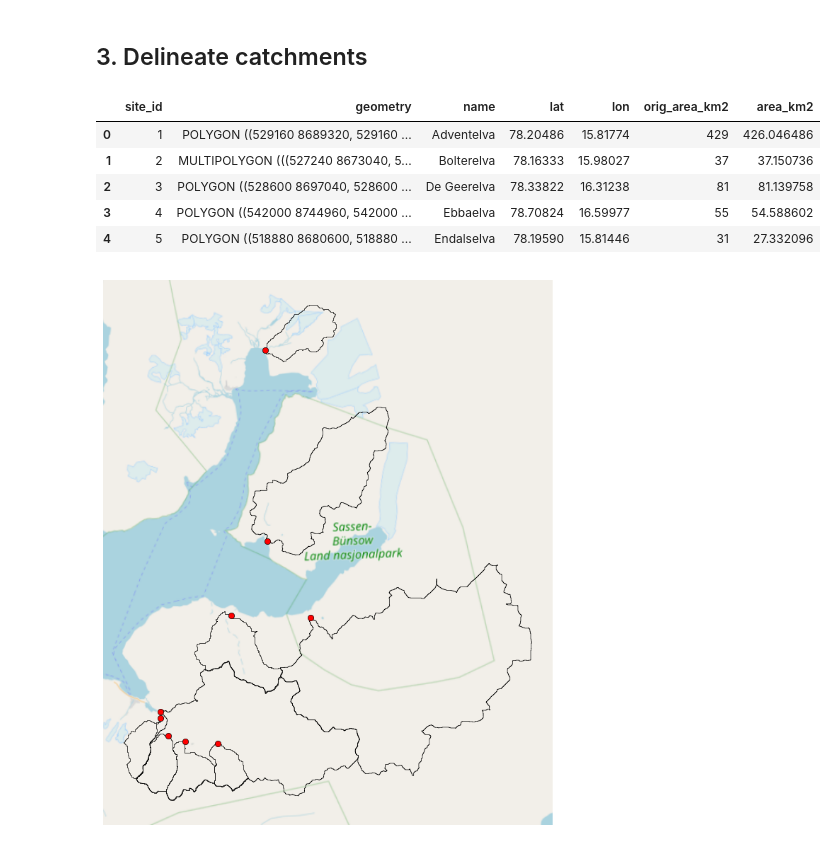
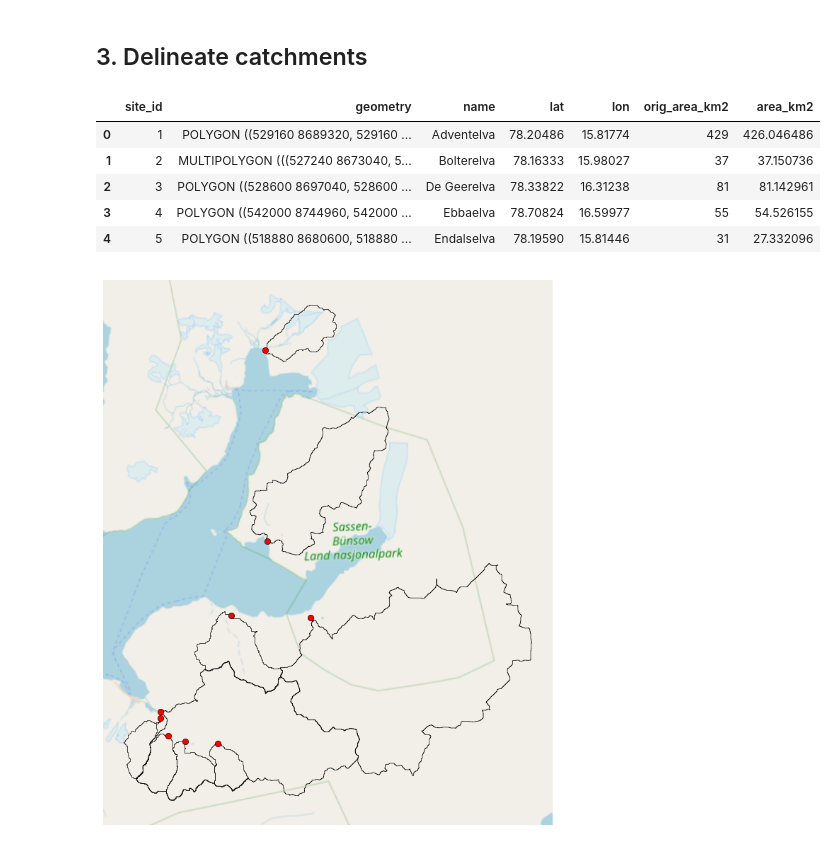
Before and after one commit to NIVANorge/svalbard_catchments, a Jupyter notebook: code/03_catchment_delineation.ipynb, the cells around one changed output. Drawn from its saved outputs; the diff is of its cells as text; code cells hidden in the pictures.

```diff
--- a/code/03_catchment_delineation.ipynb
+++ b/code/03_catchment_delineation.ipynb
@@ -37,6 +37,9 @@ outlet_xlsx = r"../data/svalbard_example_outlet_coords.xlsx"
 # Column in Excel file with unique outlet IDs
 cat_id_col = "site_id"
 
+# Whether to use datasets with "burned" streams and lakes (recommend True)
+use_burn = True
+
 assert dem_res in [10, 20, 40], "'dem_res' must be 10, 20 or 40."
 # %% [markdown]
 ## 2. Read outlet co-ords
@@ -68,8 +71,13 @@ outlet_gdf
 ## 3. Delineate catchments
 # %%
 # Read raster data
-fdir_path = f"/home/jovyan/shared/common/01_datasets/spatial/svalbard/arctic_dem_{dem_res}m/merged/svalbard_{dem_res}m_fdir_proj.tif"
-facc_path = f"/home/jovyan/shared/common/01_datasets/spatial/svalbard/arctic_dem_{dem_res}m/merged/svalbard_{dem_res}m_facc_proj.tif"
+if use_burn:
+    fdir_path = f"/home/jovyan/shared/common/01_datasets/spatial/svalbard/arctic_dem_{dem_res}m/merged/svalbard_{dem_res}m_fdir_burn_proj.tif"
+    facc_path = f"/home/jovyan/shared/common/01_datasets/spatial/svalbard/arctic_dem_{dem_res}m/merged/svalbard_{dem_res}m_facc_burn_proj.tif"
+else:
+    fdir_path = f"/home/jovyan/shared/common/01_datasets/spatial/svalbard/arctic_dem_{dem_res}m/merged/svalbard_{dem_res}m_fdir_noburn_proj.tif"
+    facc_path = f"/home/jovyan/shared/common/01_datasets/spatial/svalbard/arctic_dem_{dem_res}m/merged/svalbard_{dem_res}m_facc_noburn_proj.tif"
+
 fdir_grid = Grid.from_raster(fdir_path)
 fdir = fdir_grid.read_raster(fdir_path)
 facc_grid = Grid.from_raster(facc_path)
@@ -100,35 +108,35 @@ for idx, row in outlet_gdf.iterrows():
         y=y_snap,
         fdir=fdir,
         dirmap=dirmap,
         xytype="coordinate",
     )
 
     # Create a vector representation of the catchment mask
     catch_view = fdir_grid.view(catch, dtype=np.uint8)
     shapes = fdir_grid.polygonize(catch_view)
     for shapedict, value in shapes:
         # 'value' is 1 for the catchment and 0 for "not the catchment"
         if value == 1:
             cat_ids.append(cat_id)
             cat_geoms.append(shape(shapedict))
 
 # Build catchment gdf
 cat_gdf = gpd.GeoDataFrame({cat_id_col: cat_ids, "geometry": cat_geoms}, crs=facc.crs)
 cat_gdf = cat_gdf.merge(outlet_df, on=cat_id_col)
 cat_gdf = cat_gdf[list(outlet_df.columns) + ["geometry"]]
 cat_gdf.geometry = cat_gdf.geometry.apply(
     lambda p: nivapy.spatial.remove_polygon_holes(p)
 )
 cat_gdf = cat_gdf.dissolve(by=cat_id_col).reset_index()
 cat_gdf["area_km2"] = cat_gdf.to_crs({"proj": "cea"})["geometry"].area / 1e6
 
 cat_gdf.head()
 # %% [output]
 |  | site_id | geometry | name | lat | lon | orig_area_km2 | area_km2 |
 | 0 | 1 | POLYGON ((529160 8689320, 529160 ... | Adventelva | 78.20486 | 15.81774 | 429 | 426.046486 |
 | 1 | 2 | MULTIPOLYGON (((527240 8673040, 5... | Bolterelva | 78.16333 | 15.98027 | 37 | 37.150736 |
-| 2 | 3 | POLYGON ((528600 8697040, 528600 ... | De Geerelva | 78.33822 | 16.31238 | 81 | 81.139758 |
-| 3 | 4 | POLYGON ((542000 8744960, 542000 ... | Ebbaelva | 78.70824 | 16.59977 | 55 | 54.588602 |
+| 2 | 3 | POLYGON ((528600 8697040, 528600 ... | De Geerelva | 78.33822 | 16.31238 | 81 | 81.142961 |
+| 3 | 4 | POLYGON ((542000 8744960, 542000 ... | Ebbaelva | 78.70824 | 16.59977 | 55 | 54.526155 |
 | 4 | 5 | POLYGON ((518880 8680600, 518880 ... | Endalselva | 78.19590 | 15.81446 | 31 | 27.332096 |
 # %%
 # Plot
```
Also changed, not shown: 2 other files.
